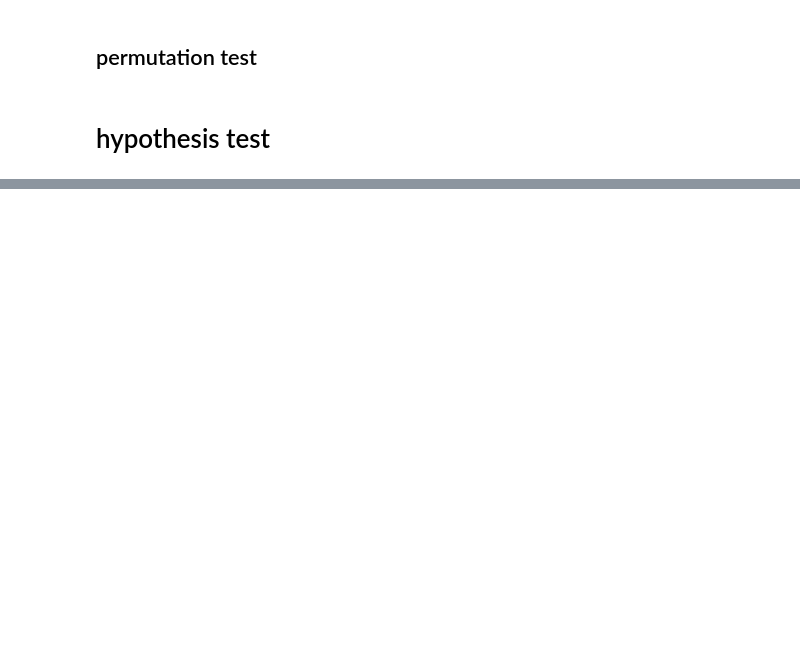
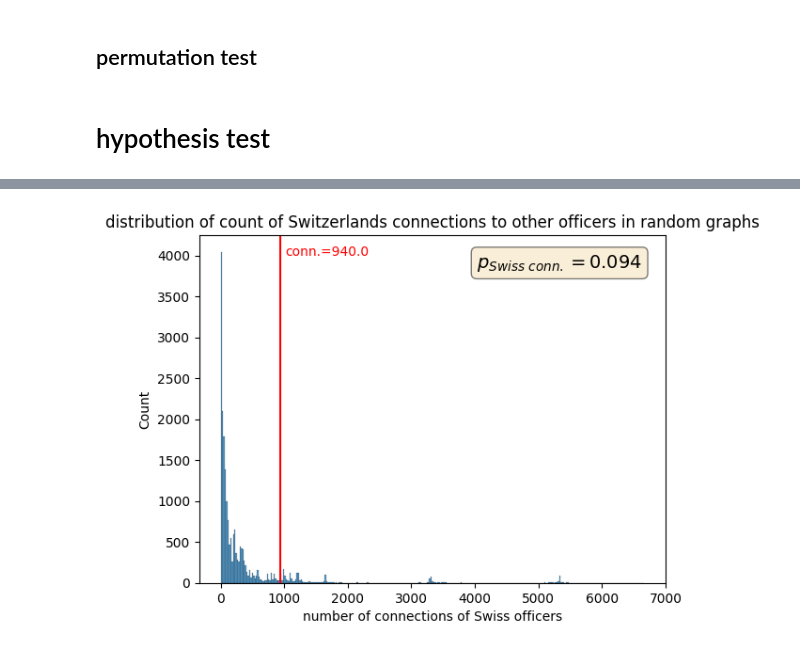
Before and after one commit to gabrieltorresgamez/fhnw-san-project, a Jupyter notebook: 03-switzerland-more-involved.ipynb, the cells around one changed output, grey strips where cells are left out. Saved outputs shown, nothing was run; the diff lists cells and outputs as text; code cells hidden in the pictures; blank space fills up the shorter version.

```diff
--- a/03-switzerland-more-involved.ipynb
+++ b/03-switzerland-more-involved.ipynb
@@ -195,0 +199,17 @@ plt.show()
+# %%
+ax = sns.histplot(permutations, x="weight")
+plt.axvline(original["original_weight"], color="red")
+plt.text(original["original_weight"]+70, 4000, "conn.="+str(original["original_weight"]), color="red")
+plt.title("distribution of count of Switzerlands connections to other officers in random graphs")
+
+textstr = r'$p_{Swiss\ conn.}=%.3f$' % ((permutations["weight"] >= original['original_weight']).sum() / len(permutations), )
+props = dict(boxstyle='round', facecolor='wheat', alpha=0.5)
+
+# place a text box in upper left in axes coords
+ax.text(0.95, 0.95, textstr, transform=ax.transAxes, fontsize=14,
+        verticalalignment='top', horizontalalignment="right", bbox=props)
+
+plt.xlabel("number of connections of Swiss officers")
+plt.show()
+# %% [output]
+[figure, added]
```
Also changed, not shown: parts of 6 cells of this notebook, 1 other file.
